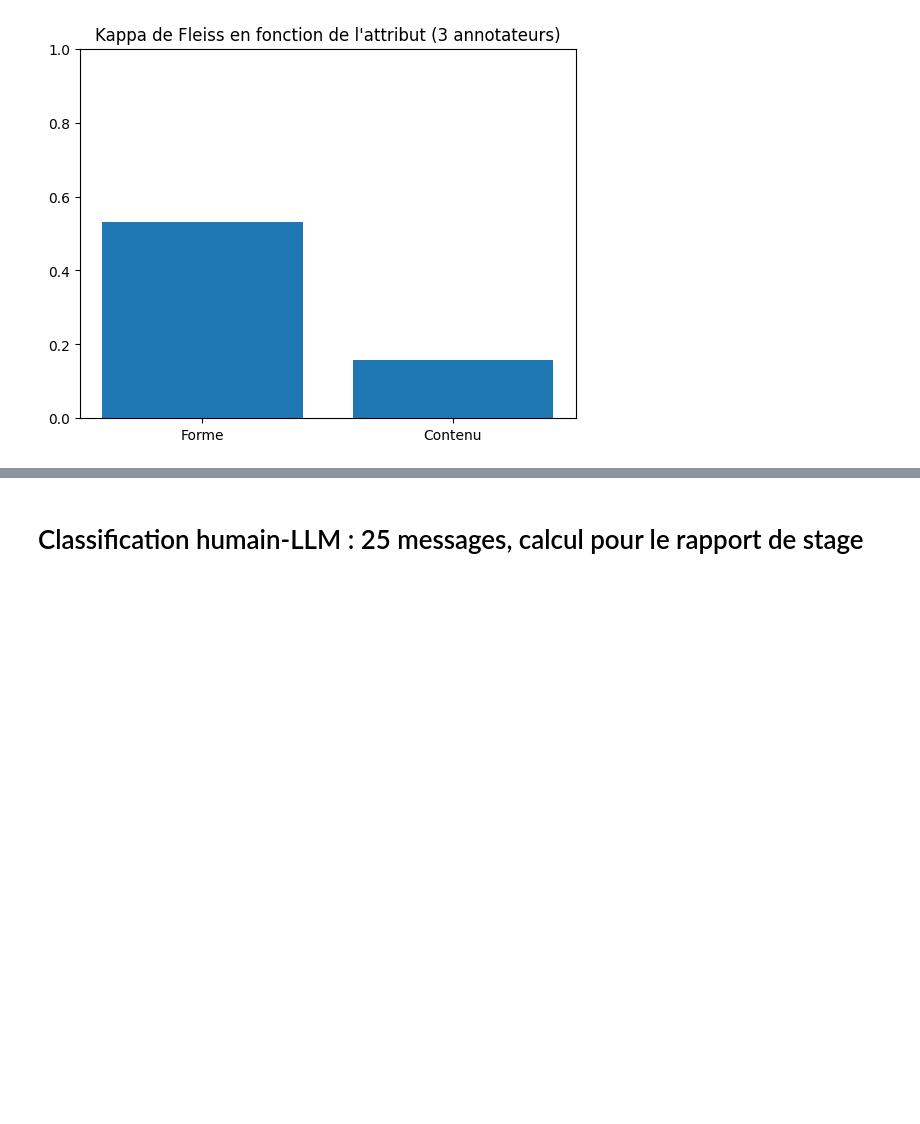
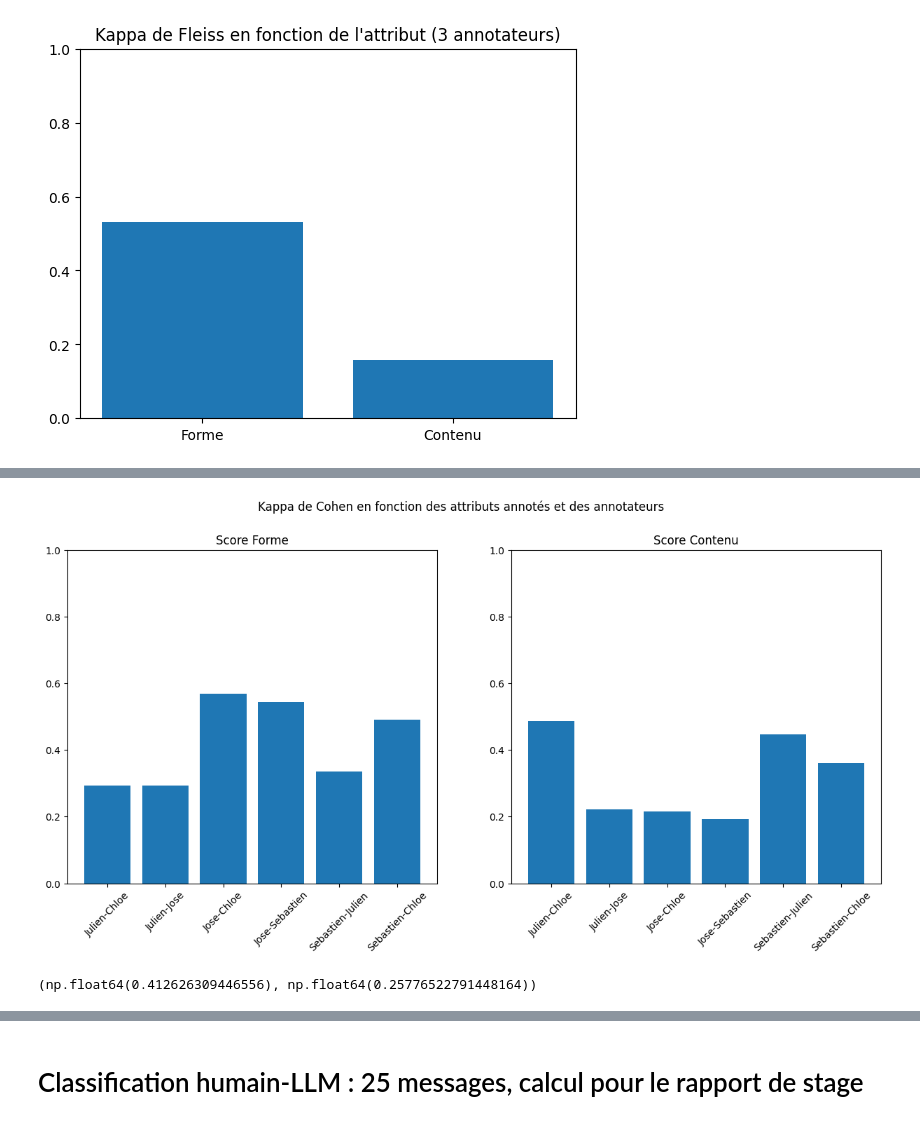
Before and after one commit to chloeboireaudevier/StageMIDL, a Jupyter notebook: kappa_cohen.ipynb, the cells around one changed output, grey strips where cells are left out. Drawn from its saved outputs; the diff is of its cells as text; code cells hidden in the pictures; blank space fills up the shorter version.

Commit message:
kappa 4 annotators pb ?

```diff
--- a/kappa_cohen.ipynb
+++ b/kappa_cohen.ipynb
@@ -266,3 +265,24 @@ plt.ylim([0,1])
 plt.show()
 # %% [output]
 [figure]
+# %%
+#Kappa deux à deux avec la librairie
+noms = ["Julien-Chloe","Julien-Jose","Jose-Chloe","Jose-Sebastien","Sebastien-Julien","Sebastien-Chloe"]
+
+score_forme = []
+score_forme.append(cohen_kappa_score(dataJulien['Forme v2 ( 3 valeurs )'].to_numpy(),dataChloe['Forme v2 ( 3 valeurs )'].to_numpy()))
+score_forme.append(cohen_kappa_score(dataJulien['Forme v2 ( 3 valeurs )'].to_numpy(),dataJose['Forme v2 ( 3 valeurs )'].to_numpy()))
+score_forme.append(cohen_kappa_score(dataJose['Forme v2 ( 3 valeurs )'].to_numpy(),dataChloe['Forme v2 ( 3 valeurs )'].to_numpy()))
+score_forme.append(cohen_kappa_score(dataJose['Forme v2 ( 3 valeurs )'].to_numpy(),dataSebastien['Forme v2 ( 3 valeurs )'].to_numpy()))
+score_forme.append(cohen_kappa_score(dataSebastien['Forme v2 ( 3 valeurs )'].to_numpy(),dataJulien['Forme v2 ( 3 valeurs )'].to_numpy()))
+score_forme.append(cohen_kappa_score(dataSebastien['Forme v2 ( 3 valeurs )'].to_numpy(),dataChloe['Forme v2 ( 3 valeurs )'].to_numpy()))
+
+score_contenu=[]
+score_contenu.append(cohen_kappa_score(dataJulien['Contenu v2'].to_numpy(),dataChloe['Contenu v2'].to_numpy()))
+score_contenu.append(cohen_kappa_score(dataJulien['Contenu v2'].to_numpy(),dataJose['Contenu v2'].to_numpy()))
+score_contenu.append(cohen_kappa_score(dataJose['Contenu v2'].to_numpy(),dataChloe['Contenu v2'].to_numpy()))
+score_contenu.append(cohen_kappa_score(dataJose['Contenu v2'].to_numpy(),dataSebastien['Contenu v2'].to_numpy()))
+score_contenu.append(cohen_kappa_score(dataSebastien['Contenu v2'].to_numpy(),dataJulien['Contenu v2'].to_numpy()))
+score_contenu.append(cohen_kappa_score(dataSebastien['Contenu v2'].to_numpy(),dataChloe['Contenu v2'].to_numpy()))
+
+score_forme,score_contenu,score_nature
@@ -268,0 +308,30 @@ plt.show()
+# %%
+f, (ax1, ax2) = plt.subplots(1, 2)
+f.set_figheight(7)
+f.set_figwidth(15)
+f.subplots_adjust(bottom=0.2)
+
+ax1.bar(noms, score_forme)
+ax1.tick_params(axis='x', labelrotation=45)
+ax1.set_title('Score Forme')  # Title for first subplot
+ax1.set_ylim([0,1])
+
+ax2.bar(noms, score_contenu)
+ax2.tick_params(axis='x', labelrotation=45)
+ax2.set_title('Score Contenu')  # Title for second subplot
+ax2.set_ylim([0,1])
+
+f.suptitle("Kappa de Cohen en fonction des attributs annotés et des annotateurs")
+plt.show()
+# %% [output]
+[figure, added]
+# %%
+agreg_forme = aggregate_raters(np.array([dataJulien['Forme v2 ( 3 valeurs )'].to_numpy(),dataChloe['Forme v2 ( 3 valeurs )'].to_numpy(),dataJose['Forme v2 ( 3 valeurs )'].to_numpy(),dataSebastien['Forme v2 ( 3 valeurs )'].to_numpy()]).transpose())
+multi_score_forme = fleiss_kappa(agreg_forme[0])
+
+agreg_contenu = aggregate_raters(np.array([dataJulien['Contenu v2'].to_numpy(),dataChloe['Contenu v2'].to_numpy(),dataJose['Contenu v2'].to_numpy(),dataSebastien['Contenu v2'].to_numpy()]).transpose())
+multi_score_contenu = fleiss_kappa(agreg_contenu[0])
+
+multi_score_forme,multi_score_contenu
+# %% [output]
+(np.float64(0.412626309446556), np.float64(0.25776522791448164))
```
Also changed, not shown: parts of 3 cells of this notebook, 1 other file.
